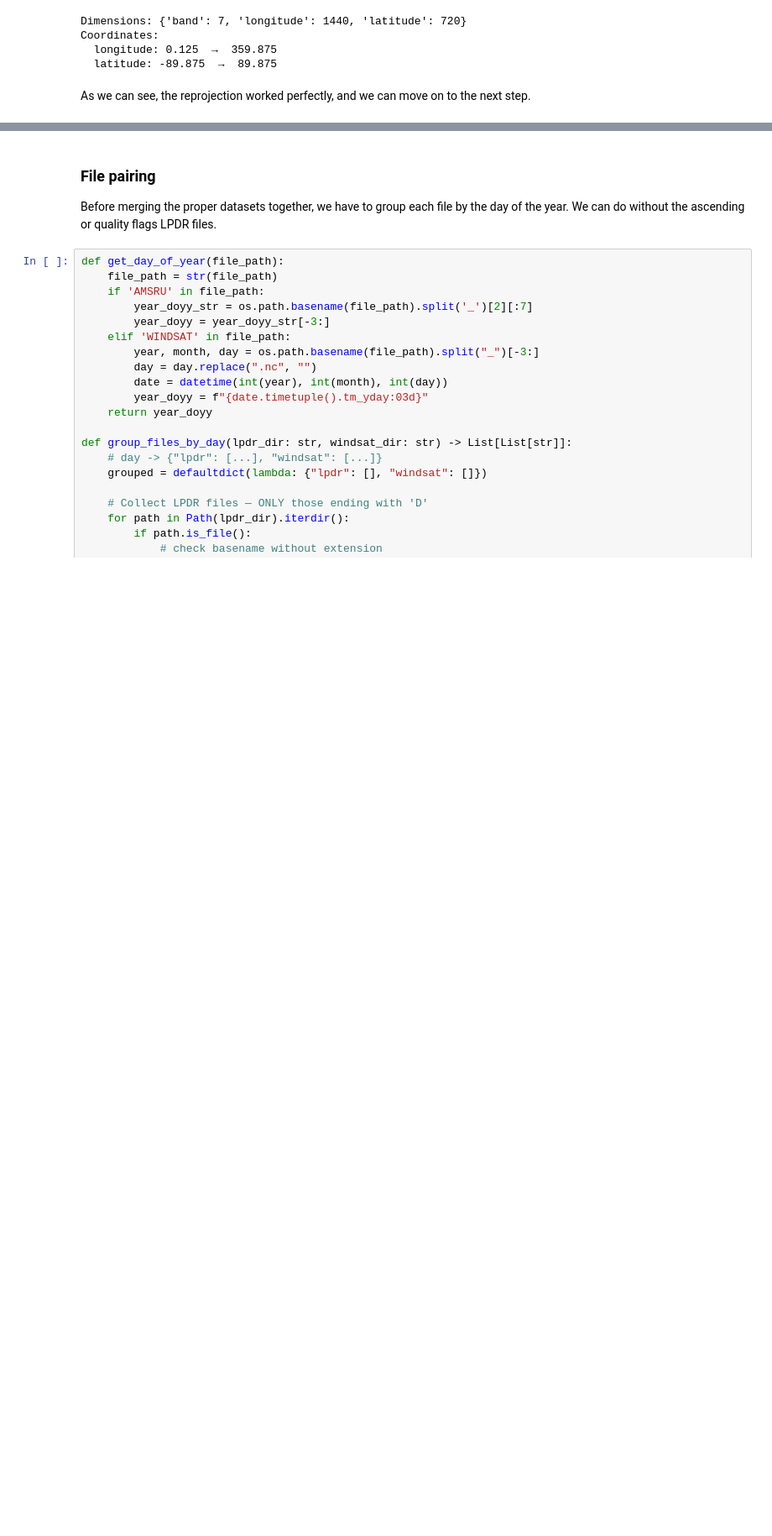
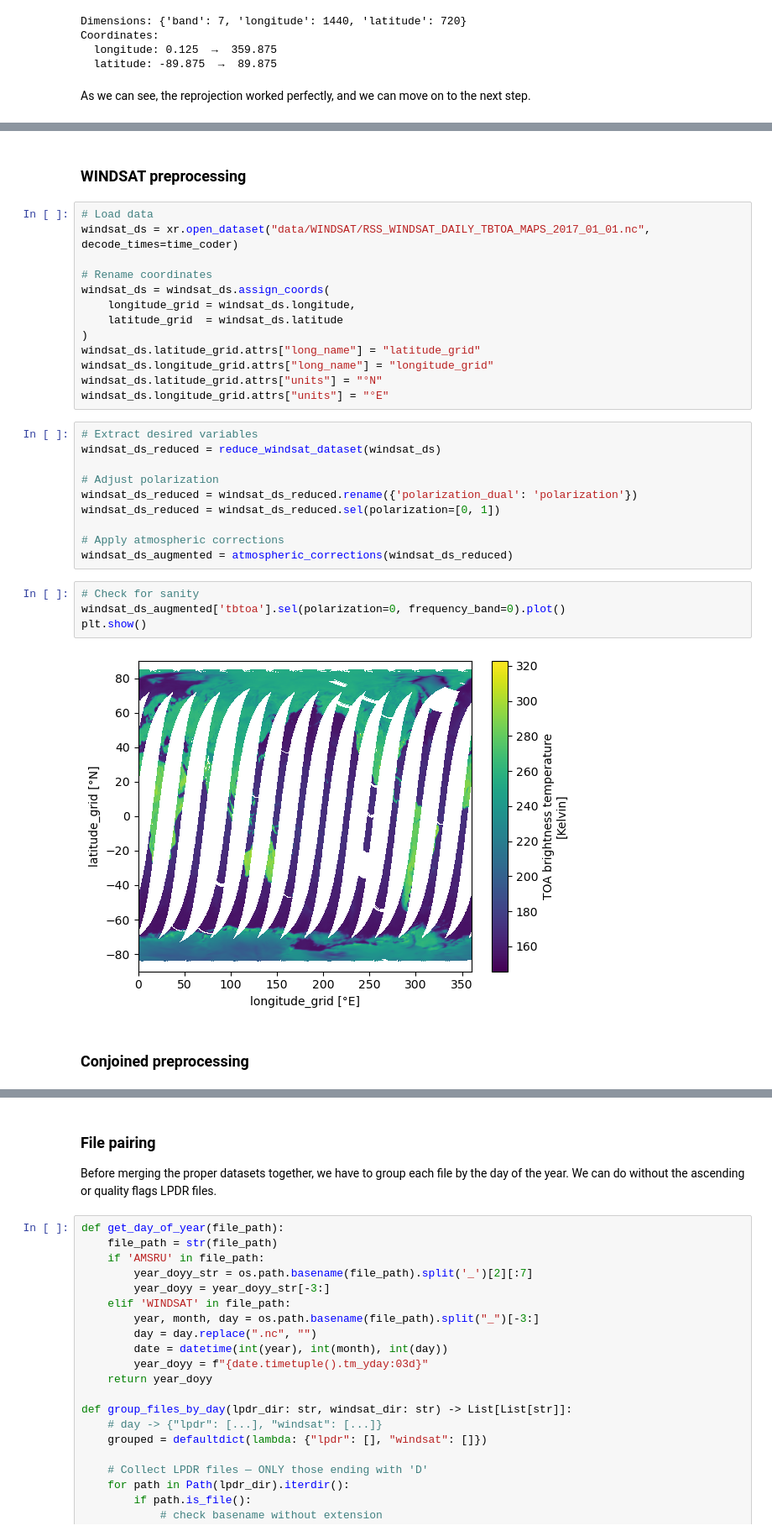
Before and after one commit to marcvem2AED/ML-framework-for-SWF-retrieval, a Jupyter notebook: Data_preprocessing.ipynb, the cells around one changed output, grey strips where cells are left out. Shown at 84% size. Saved outputs shown, nothing was run; the diff lists cells and outputs as text; blank space fills up the shorter version.

```diff
--- a/Data_preprocessing.ipynb
+++ b/Data_preprocessing.ipynb
@@ -398,0 +648,33 @@ This is the data we'll keep of every type.
+# %% [markdown]
+### WINDSAT preprocessing
+# %%
+# Load data
+windsat_ds = xr.open_dataset("data/WINDSAT/RSS_WINDSAT_DAILY_TBTOA_MAPS_2017_01_01.nc", decode_times=time_coder)
+
+# Rename coordinates
+windsat_ds = windsat_ds.assign_coords(
+    longitude_grid = windsat_ds.longitude,
+    latitude_grid  = windsat_ds.latitude
+)
+windsat_ds.latitude_grid.attrs["long_name"] = "latitude_grid"
+windsat_ds.longitude_grid.attrs["long_name"] = "longitude_grid"
+windsat_ds.latitude_grid.attrs["units"] = "°N"
+windsat_ds.longitude_grid.attrs["units"] = "°E"
+# %%
+# Extract desired variables
+windsat_ds_reduced = reduce_windsat_dataset(windsat_ds)
+
+# Adjust polarization
+windsat_ds_reduced = windsat_ds_reduced.rename({'polarization_dual': 'polarization'})
+windsat_ds_reduced = windsat_ds_reduced.sel(polarization=[0, 1])
+
+# Apply atmospheric corrections
+windsat_ds_augmented = atmospheric_corrections(windsat_ds_reduced)
+# %%
+# Check for sanity
+windsat_ds_augmented['tbtoa'].sel(polarization=0, frequency_band=0).plot()
+plt.show()
+# %% [output]
+[figure, added]
+# %% [markdown]
+### Conjoined preprocessing
```
Also changed, not shown: parts of 27 cells of this notebook, 8 other files.
